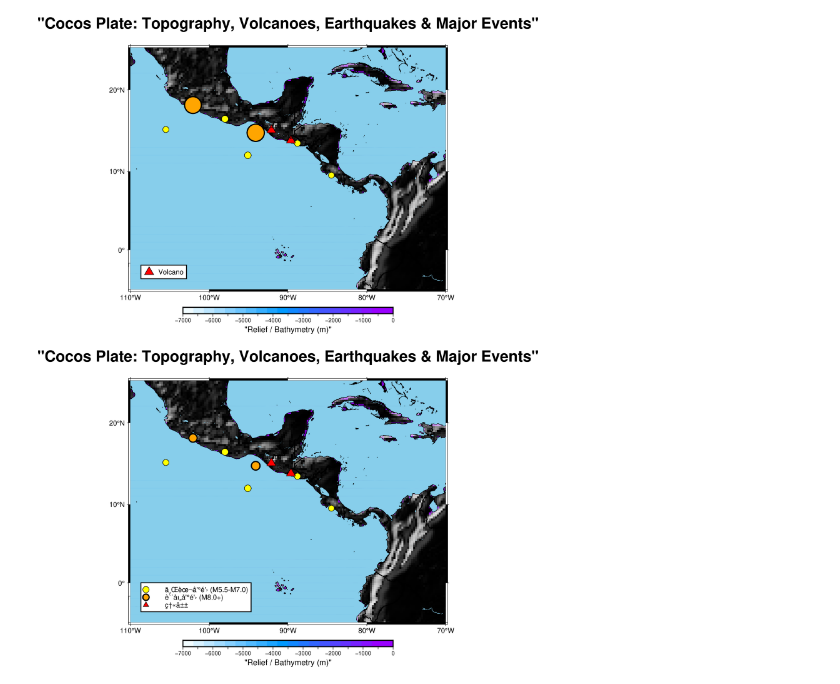
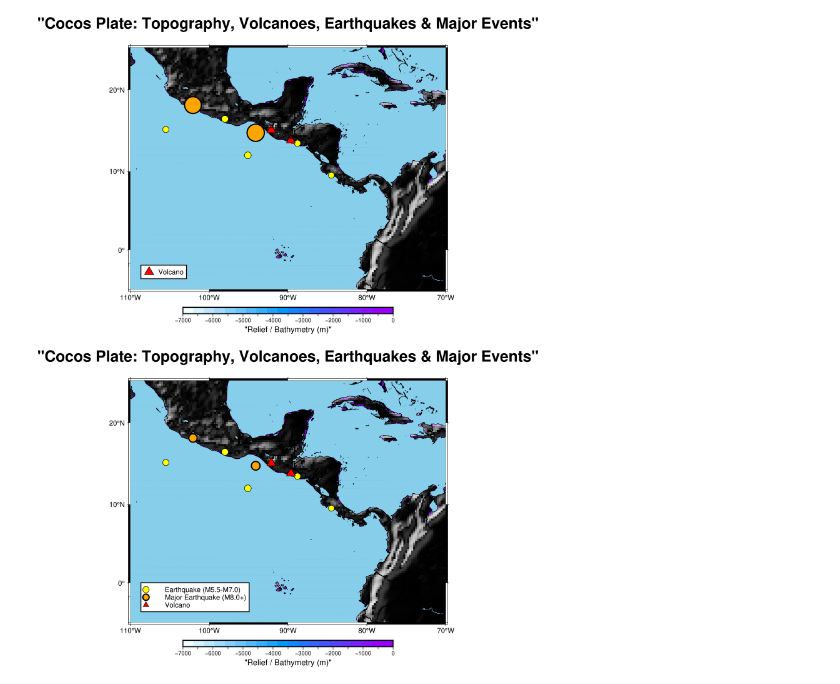
Before and after one commit to minh891711/plot_plate_boundary_pygmt, a Jupyter notebook: pygmt_plot_plate_boundary.ipynb, the cells around one changed output. Saved outputs shown, nothing was run; the diff lists cells and outputs as text; code cells hidden in the pictures.

```diff
--- a/pygmt_plot_plate_boundary.ipynb
+++ b/pygmt_plot_plate_boundary.ipynb
@@ -525,7 +525,7 @@ plot [WARNING]: Cannot use auto-legend -l for variable symbol size unless +S<siz
 import pygmt
 import numpy as np
 import tempfile
-import os # 用於移除臨時檔案
+import os
 
 # ----------------------------------------------------
 # 1. 定義繪圖參數
@@ -626,40 +626,39 @@ fig.text(
 )
 
 
-# F. 添加圖例 (Legend) - ***使用臨時檔案的最終修正***
+# F. 添加圖例 (Legend) - ***圖例文字改為英文***
 # 1. 圖例內容定義為 Python 列表
 legend_content = [
-    "S 0.1c c 0.3c yellow 0.5p,black 1c 一般地震 (M5.5-M7.0)",
-    "S 0.1c c 0.3c orange 1.5p,black 1c 著名地震 (M8.0+)",
-    "S 0.1c t 0.3c red 0.5p,black 1c 火山",
+    # 修正: 將中文替換為英文標籤
+    "S 0.1c c 0.3c yellow 0.5p,black 1c Earthquake (M5.5-M7.0)",
+    "S 0.1c c 0.3c orange 1.5p,black 1c Major Earthquake (M8.0+)",
+    "S 0.1c t 0.3c red 0.5p,black 1c Volcano",
 ]
 
-# 2. 創建一個臨時檔案，並將圖例內容寫入，確保中文編碼正確
+# 2. 創建一個臨時檔案，並將圖例內容寫入
 with tempfile.NamedTemporaryFile(mode='w', delete=False, suffix='.gmt', encoding='utf-8') as tmp:
-    # 使用 \n 將列表內容連接起來，寫入文件
     tmp.write('\n'.join(legend_content) + '\n')
-    legend_file = tmp.name # 獲取檔案路徑
+    legend_file = tmp.name
 
 # 3. 調用 fig.legend
 fig.legend(
     position='JBL+jBL+o0.5c/0.5c',
     box='+gwhite+p1p',
-    # 傳遞檔案路徑 (字串)
     spec=legend_file
 )
 
 # G. 繪製顏色條 (Colorbar)
 fig.colorbar(
     frame=['a1000f500', 'x+l"Relief / Bathymetry (m)"'],
     cmap='relief.cpt',
     position='JBC+w10c/0.3c+h',
     truncate='-7000/0'
 )
 
 # H. 顯示和保存圖形，並清理臨時檔案
 fig.show()
 # 刪除創建的臨時檔案
 os.remove(legend_file)
 # fig.savefig("Cocos_Plate_Map.png")
 # %% [output]
-[figure, old version]
+[figure, new version]
```
Also changed, not shown: parts of 1 cell of this notebook.
